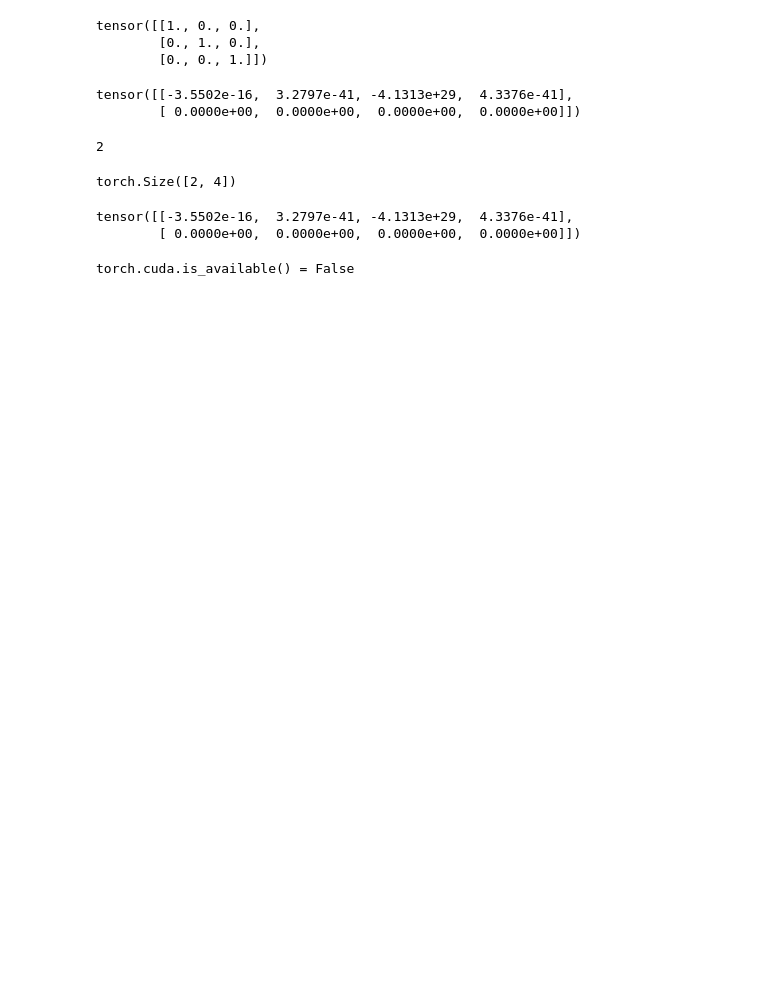
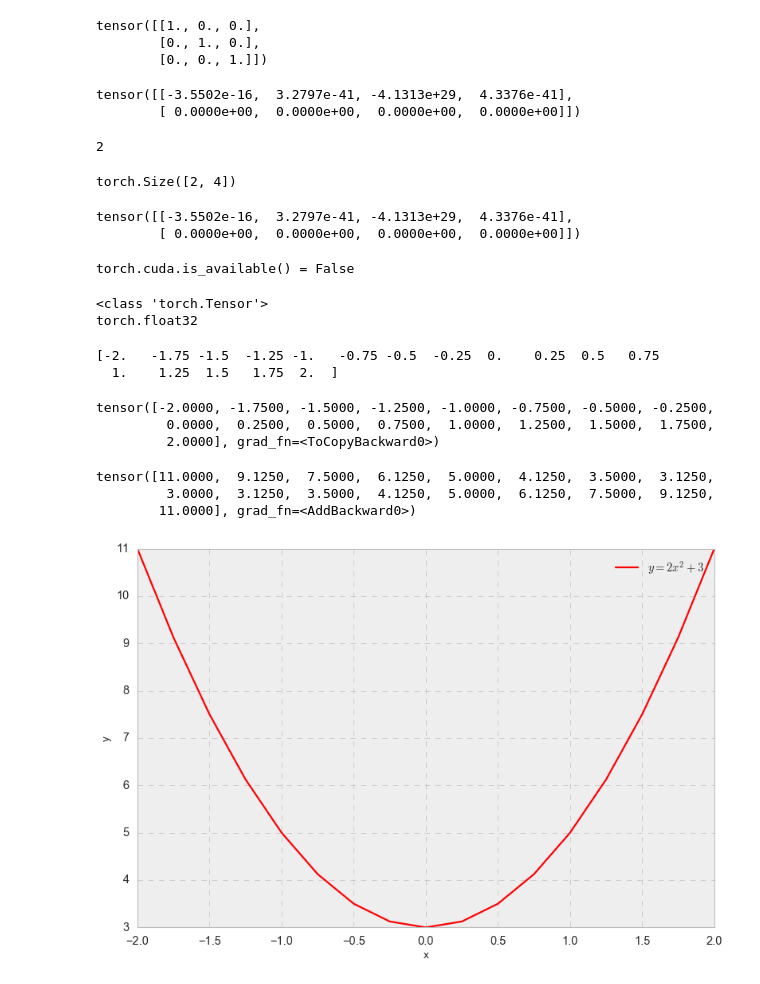
Before and after one commit to honalele/Geometric_DL, a Jupyter notebook: tensor_tutorial.ipynb, the cells around one changed output. Cells and saved outputs as stored; diff of their text form; code cells hidden in the pictures; blank space fills up the shorter version.

```diff
--- a/tensor_tutorial.ipynb
+++ b/tensor_tutorial.ipynb
@@ -283,0 +284,47 @@ torch.cuda.is_available() = False
+# %%
+data0 = torch.tensor(1.0).float()
+#type
+print(type(data0))
+print(data0.dtype)
+# %% [output]
+<class 'torch.Tensor'>
+torch.float32
+# %%
+import numpy as np
+# numpy array
+x_np = np.arange(-2, 2.1, 0.25)
+
+print(x_np)
+# %% [output]
+[-2.   -1.75 -1.5  -1.25 -1.   -0.75 -0.5  -0.25  0.    0.25  0.5   0.75
+  1.    1.25  1.5   1.75  2.  ]
+# %%
+# torchで勾配計算用変数に変換
+
+x = torch.tensor(x_np, requires_grad=True).float()
+
+print(x)
+# %% [output]
+tensor([-2.0000, -1.7500, -1.5000, -1.2500, -1.0000, -0.7500, -0.5000, -0.2500,
+         0.0000,  0.2500,  0.5000,  0.7500,  1.0000,  1.2500,  1.5000,  1.7500,
+         2.0000], grad_fn=<ToCopyBackward0>)
+# %%
+# 2次関数を作成
+y = 2 * x ** 2 + 3
+
+print(y)
+# %% [output]
+tensor([11.0000,  9.1250,  7.5000,  6.1250,  5.0000,  4.1250,  3.5000,  3.1250,
+         3.0000,  3.1250,  3.5000,  4.1250,  5.0000,  6.1250,  7.5000,  9.1250,
+        11.0000], grad_fn=<AddBackward0>)
+# %%
+import matplotlib.pyplot as plt
+plt.style.use('bmh')
+
+plt.plot(x.data, y.data, color="r", label=r"$y=2x^2+3$" )
+plt.legend(loc="upper right")
+plt.xlabel("x")
+plt.ylabel("y")
+plt.show()
+# %% [output]
+[figure, added]
```
Also changed, not shown: parts of 6 cells of this notebook.
